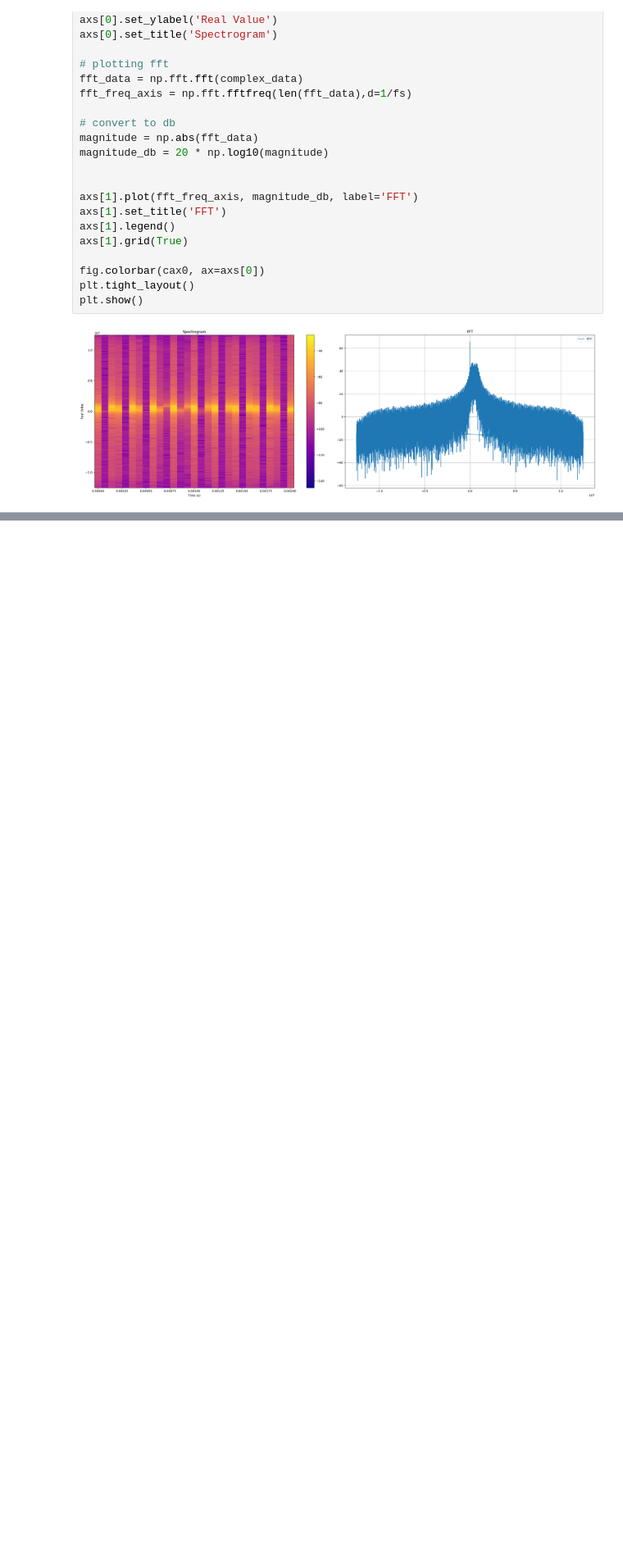
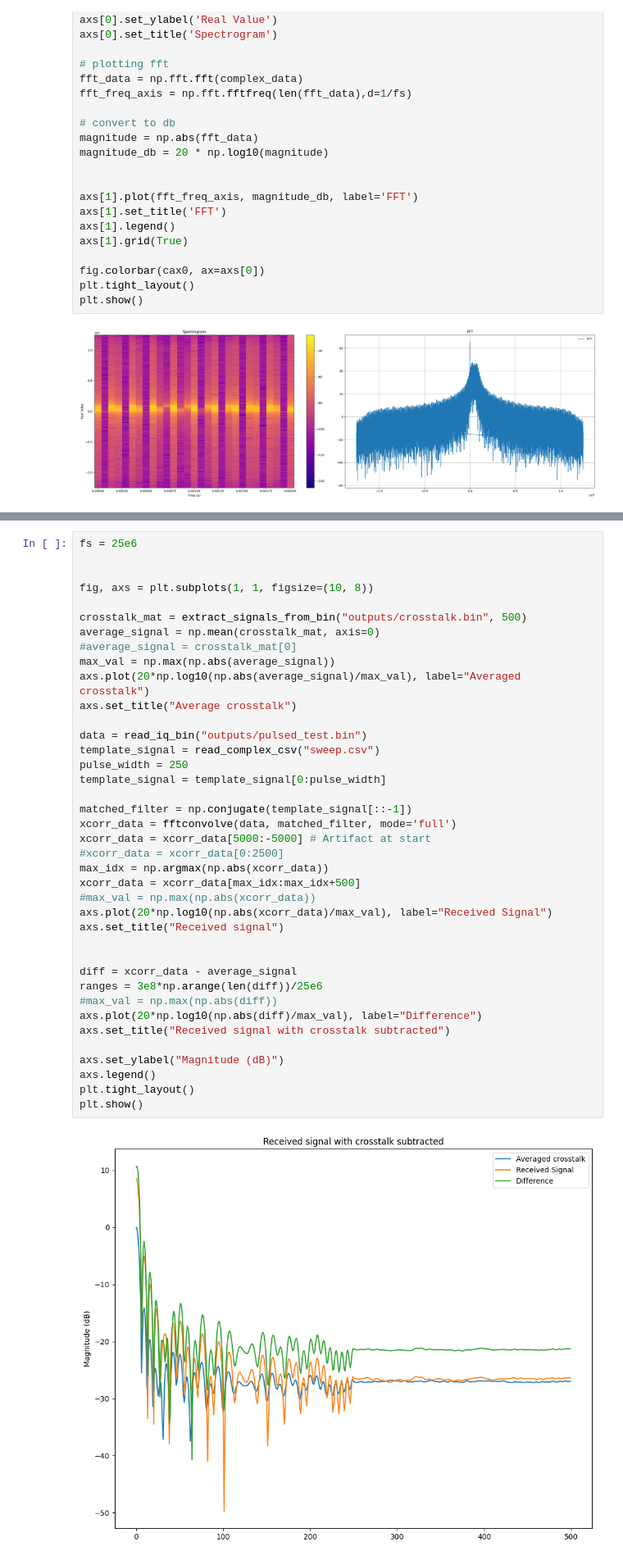
Before and after one commit to murrayinglis/sdr-config, a Jupyter notebook: plots.ipynb, the cells around one changed output, grey strips where cells are left out. Shown at 82% size. Cells and saved outputs as stored; diff of their text form; blank space fills up the shorter version.

```diff
--- a/plots.ipynb
+++ b/plots.ipynb
@@ -385,0 +417,41 @@ plt.plot(np.abs(diff))
+# %%
+fs = 25e6
+
+
+fig, axs = plt.subplots(1, 1, figsize=(10, 8))
+
+crosstalk_mat = extract_signals_from_bin("outputs/crosstalk.bin", 500)
+average_signal = np.mean(crosstalk_mat, axis=0)
+#average_signal = crosstalk_mat[0]
+max_val = np.max(np.abs(average_signal))
+axs.plot(20*np.log10(np.abs(average_signal)/max_val), label="Averaged crosstalk")
+axs.set_title("Average crosstalk")
+
+data = read_iq_bin("outputs/pulsed_test.bin")
+template_signal = read_complex_csv("sweep.csv")
+pulse_width = 250
+template_signal = template_signal[0:pulse_width]
+
+matched_filter = np.conjugate(template_signal[::-1])
+xcorr_data = fftconvolve(data, matched_filter, mode='full')
+xcorr_data = xcorr_data[5000:-5000] # Artifact at start
+#xcorr_data = xcorr_data[0:2500]
+max_idx = np.argmax(np.abs(xcorr_data))
+xcorr_data = xcorr_data[max_idx:max_idx+500]
+#max_val = np.max(np.abs(xcorr_data))
+axs.plot(20*np.log10(np.abs(xcorr_data)/max_val), label="Received Signal")
+axs.set_title("Received signal")
+
+
+diff = xcorr_data - average_signal
+ranges = 3e8*np.arange(len(diff))/25e6
+#max_val = np.max(np.abs(diff))
+axs.plot(20*np.log10(np.abs(diff)/max_val), label="Difference")
+axs.set_title("Received signal with crosstalk subtracted")
+
+axs.set_ylabel("Magnitude (dB)")
+axs.legend()
+plt.tight_layout()
+plt.show()
+# %% [output]
+[figure, added]
```
Also changed, not shown: parts of 3 cells of this notebook, 11 other files.
